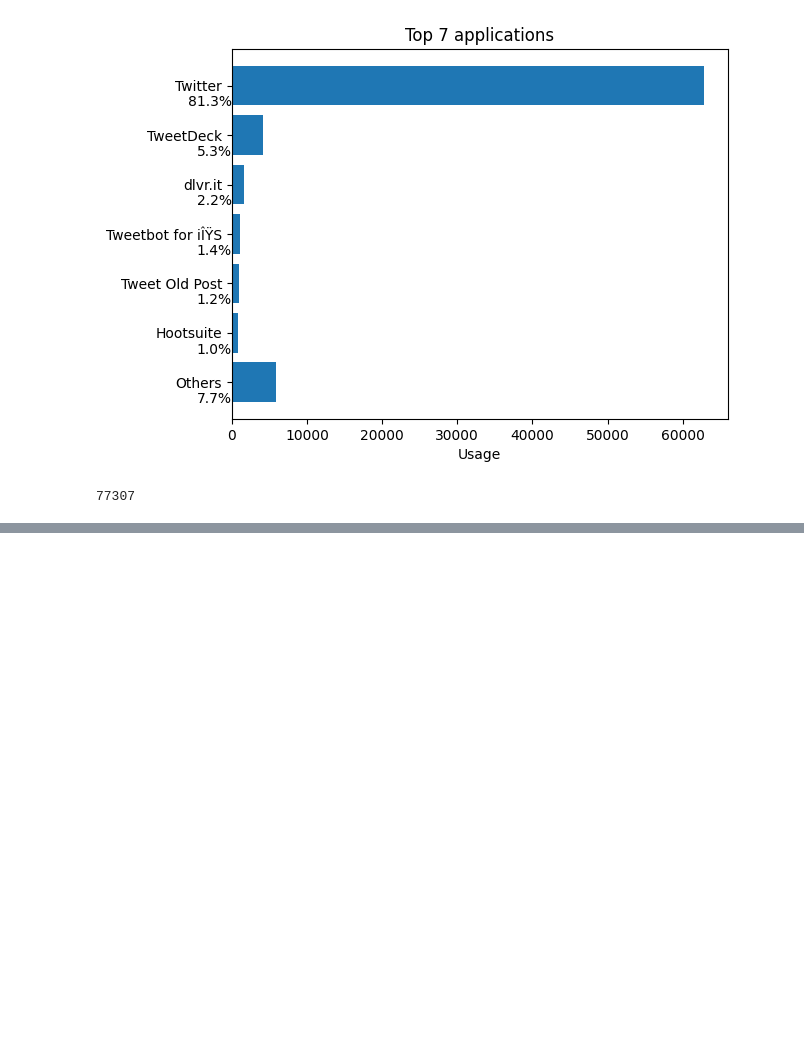
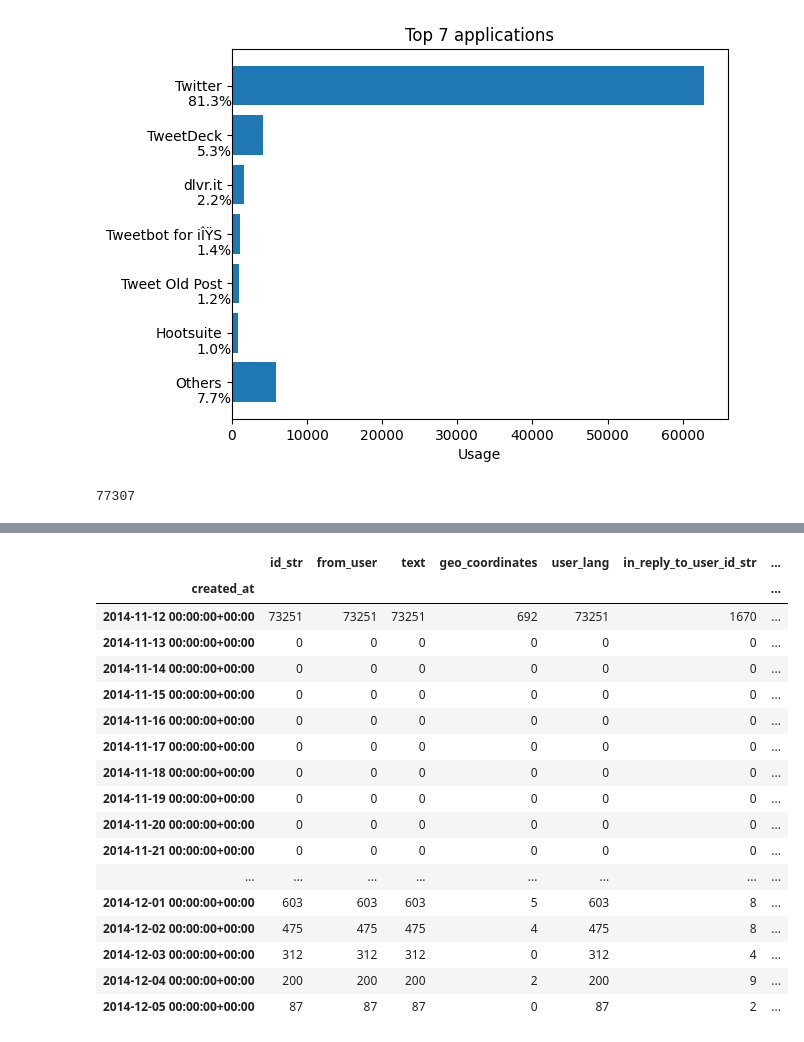
Before and after one commit to evannicholas/CS2006P, a Jupyter notebook: notebooks/CometLanding.ipynb, the cells around one changed output, grey strips where cells are left out. Cells and saved outputs as stored; diff of their text form; code cells hidden in the pictures; blank space fills up the shorter version.

```diff
--- a/notebooks/CometLanding.ipynb
+++ b/notebooks/CometLanding.ipynb
@@ -760,0 +891,21 @@ df["applications"].size
+# %%
+day.count()
+# %% [output]
+|  | id_str | from_user | text | geo_coordinates | user_lang | in_reply_to_user_id_str | ... |
+| created_at |  |  |  |  |  |  | ... |
+| 2014-11-12 00:00:00+00:00 | 73251 | 73251 | 73251 | 692 | 73251 | 1670 | ... |
+| 2014-11-13 00:00:00+00:00 | 0 | 0 | 0 | 0 | 0 | 0 | ... |
+| 2014-11-14 00:00:00+00:00 | 0 | 0 | 0 | 0 | 0 | 0 | ... |
+| 2014-11-15 00:00:00+00:00 | 0 | 0 | 0 | 0 | 0 | 0 | ... |
+| 2014-11-16 00:00:00+00:00 | 0 | 0 | 0 | 0 | 0 | 0 | ... |
+| 2014-11-17 00:00:00+00:00 | 0 | 0 | 0 | 0 | 0 | 0 | ... |
+| 2014-11-18 00:00:00+00:00 | 0 | 0 | 0 | 0 | 0 | 0 | ... |
+| 2014-11-19 00:00:00+00:00 | 0 | 0 | 0 | 0 | 0 | 0 | ... |
+| 2014-11-20 00:00:00+00:00 | 0 | 0 | 0 | 0 | 0 | 0 | ... |
+| 2014-11-21 00:00:00+00:00 | 0 | 0 | 0 | 0 | 0 | 0 | ... |
+| ... | ... | ... | ... | ... | ... | ... | ... |
+| 2014-12-01 00:00:00+00:00 | 603 | 603 | 603 | 5 | 603 | 8 | ... |
+| 2014-12-02 00:00:00+00:00 | 475 | 475 | 475 | 4 | 475 | 8 | ... |
+| 2014-12-03 00:00:00+00:00 | 312 | 312 | 312 | 0 | 312 | 4 | ... |
+| 2014-12-04 00:00:00+00:00 | 200 | 200 | 200 | 2 | 200 | 9 | ... |
+| 2014-12-05 00:00:00+00:00 | 87 | 87 | 87 | 0 | 87 | 2 | ... |
```
Also changed, not shown: parts of 17 cells of this notebook, 7 other files.
